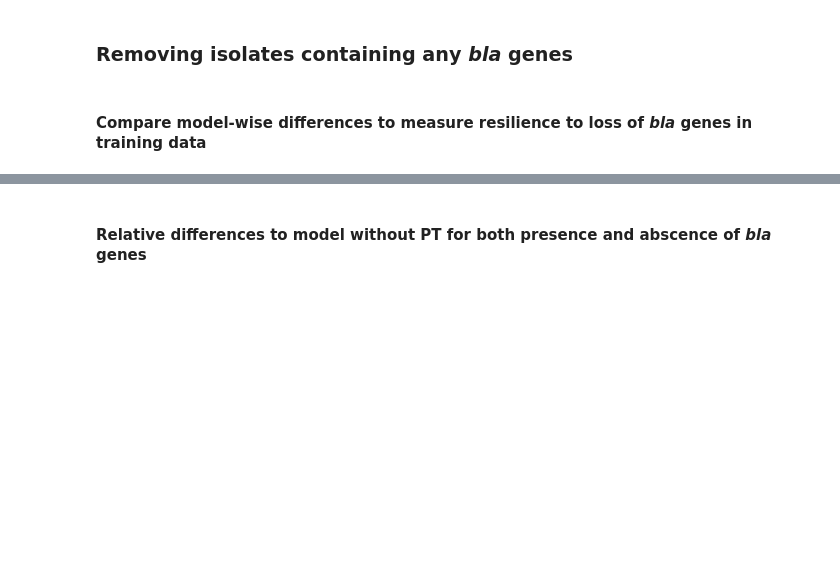
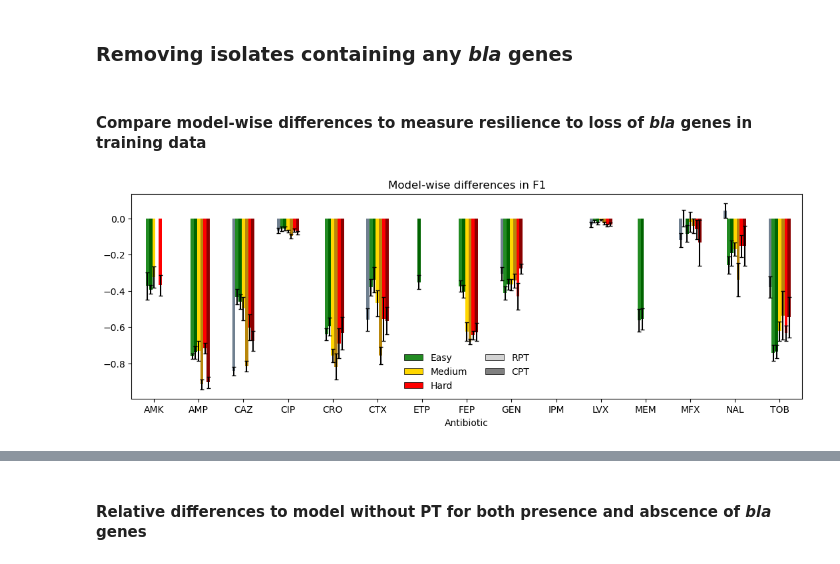
Before and after one commit to jespeols/ARFusion, a Jupyter notebook: results/MM/2024-04-22_gene_iso_analysis.ipynb, the cells around one changed output, grey strips where cells are left out. Saved outputs shown, nothing was run; the diff lists cells and outputs as text; code cells hidden in the pictures; blank space fills up the shorter version.

```diff
--- a/results/MM/2024-04-22_gene_iso_analysis.ipynb
+++ b/results/MM/2024-04-22_gene_iso_analysis.ipynb
@@ -350,14 +352,16 @@ model_names = ['No PT', 'Easy RPT', 'Medium RPT', 'Hard RPT', 'Easy CPT', 'Mediu
 exp_folder = '2024-04-22_gene_iso'
 train_params = '0_1known'
 save_results = False
-df_CV_ab = load_and_create_ab_df(train_params, model_names=model_names, exp_folder=exp_folder)
-df_CV_ab_no_bla = load_and_create_ab_df('no_bla_'+train_params, model_names=model_names, exp_folder=exp_folder)
+df_CV_ab = load_and_create_ab_df(train_params, model_names=model_names, exp_folder=exp_folder, include_auc=False)
+df_CV_ab_no_bla = load_and_create_ab_df('no_bla_'+train_params, model_names=model_names, exp_folder=exp_folder, include_auc=False)
 beta_lactams = ['Penicillins', 'Cephalosporins', 'Carbapenems', 'Monobactams']
 # %% [markdown]
 #### Compare model-wise differences to measure resilience to loss of *bla* genes in training data
 # %%
-metrics = ['sensitivity', 'specificity', 'precision', 'F1', 'auc_score']
+metrics = ['sensitivity', 'specificity', 'precision', 'F1']
 df_diff_ab = calculate_ab_level_differences(df_CV_ab, df_CV_ab_no_bla, metrics=metrics)
 plot_ab_level_differences(df_diff_ab, 'F1')
+# %% [output]
+[figure, added]
 # %%
 plot_ab_level_differences(df_diff_ab, 'F1', ab_classes=beta_lactams)
```
Also changed, not shown: parts of 17 cells of this notebook, 6 other files.
